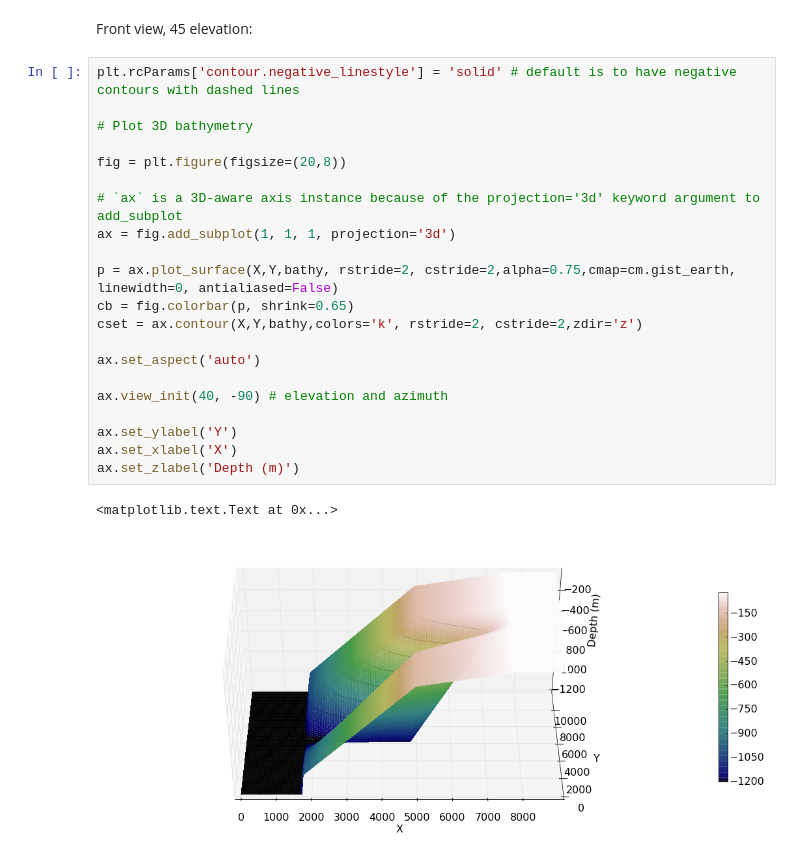
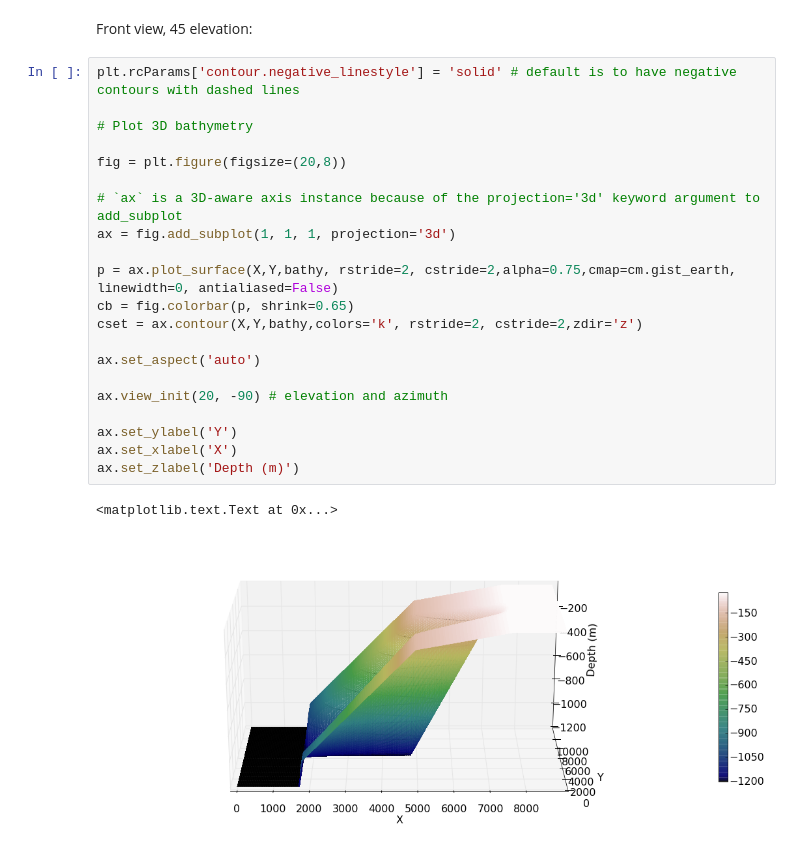
Before and after one commit to UBC-MOAD/buildcanyon, a Jupyter notebook: Bathymetry/3DBathymetry.ipynb, the cells around one changed output. Saved outputs shown, nothing was run; the diff lists cells and outputs as text.

```diff
--- a/Bathymetry/3DBathymetry.ipynb
+++ b/Bathymetry/3DBathymetry.ipynb
@@ -75,24 +75,24 @@ Front view, 45 elevation:
 # %%
 plt.rcParams['contour.negative_linestyle'] = 'solid' # default is to have negative contours with dashed lines
 
 # Plot 3D bathymetry
 
 fig = plt.figure(figsize=(20,8))
 
 # `ax` is a 3D-aware axis instance because of the projection='3d' keyword argument to add_subplot
 ax = fig.add_subplot(1, 1, 1, projection='3d')
 
 p = ax.plot_surface(X,Y,bathy, rstride=2, cstride=2,alpha=0.75,cmap=cm.gist_earth, linewidth=0, antialiased=False)
 cb = fig.colorbar(p, shrink=0.65)
 cset = ax.contour(X,Y,bathy,colors='k', rstride=2, cstride=2,zdir='z')
 
 ax.set_aspect('auto')
 
-ax.view_init(40, -90) # elevation and azimuth
+ax.view_init(20, -90) # elevation and azimuth
 
 ax.set_ylabel('Y')
 ax.set_xlabel('X')
 ax.set_zlabel('Depth (m)')
 # %% [output]
 <matplotlib.text.Text at 0x...>
-[figure, old version]
+[figure, new version]
```
Also changed, not shown: 3 other files.
